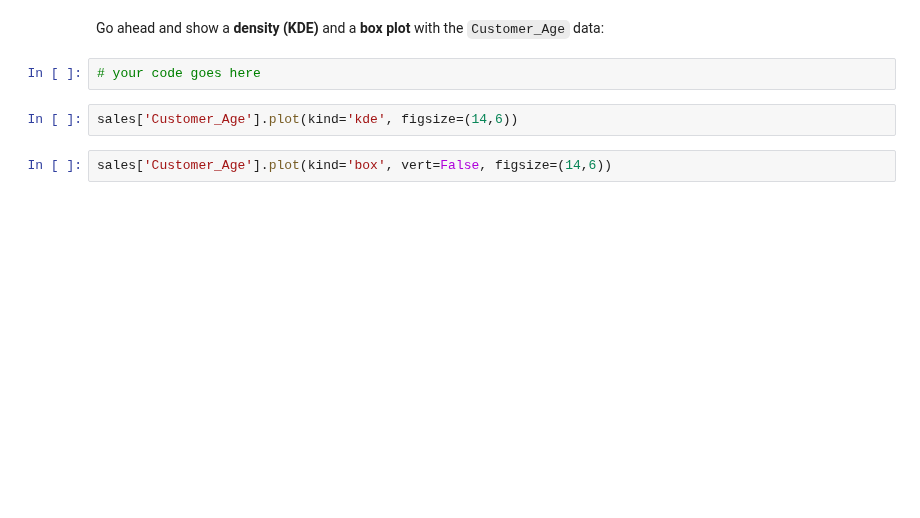
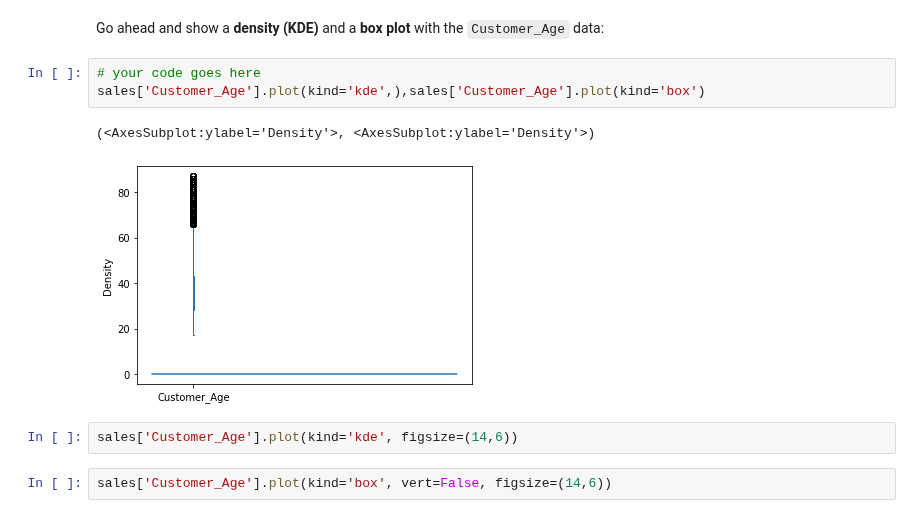
Before and after one commit to ine-rmotr-curriculum/FreeCodeCamp-Pandas-Real-Life-Example, a Jupyter notebook: Exercises_1.ipynb, the cells around one changed output. Saved outputs shown, nothing was run; the diff lists cells and outputs as text; blank space fills up the shorter version.

```diff
--- a/Exercises_1.ipynb
+++ b/Exercises_1.ipynb
@@ -37,6 +49,10 @@ sales['Customer_Age'].mean()
 Go ahead and show a <b>density (KDE)</b> and a <b>box plot</b> with the `Customer_Age` data:
 # %%
 # your code goes here
+sales['Customer_Age'].plot(kind='kde',),sales['Customer_Age'].plot(kind='box')
+# %% [output]
+(<AxesSubplot:ylabel='Density'>, <AxesSubplot:ylabel='Density'>)
+[figure, added]
 # %%
 sales['Customer_Age'].plot(kind='kde', figsize=(14,6))
 # %%
```
Also changed, not shown: parts of 11 cells of this notebook.
